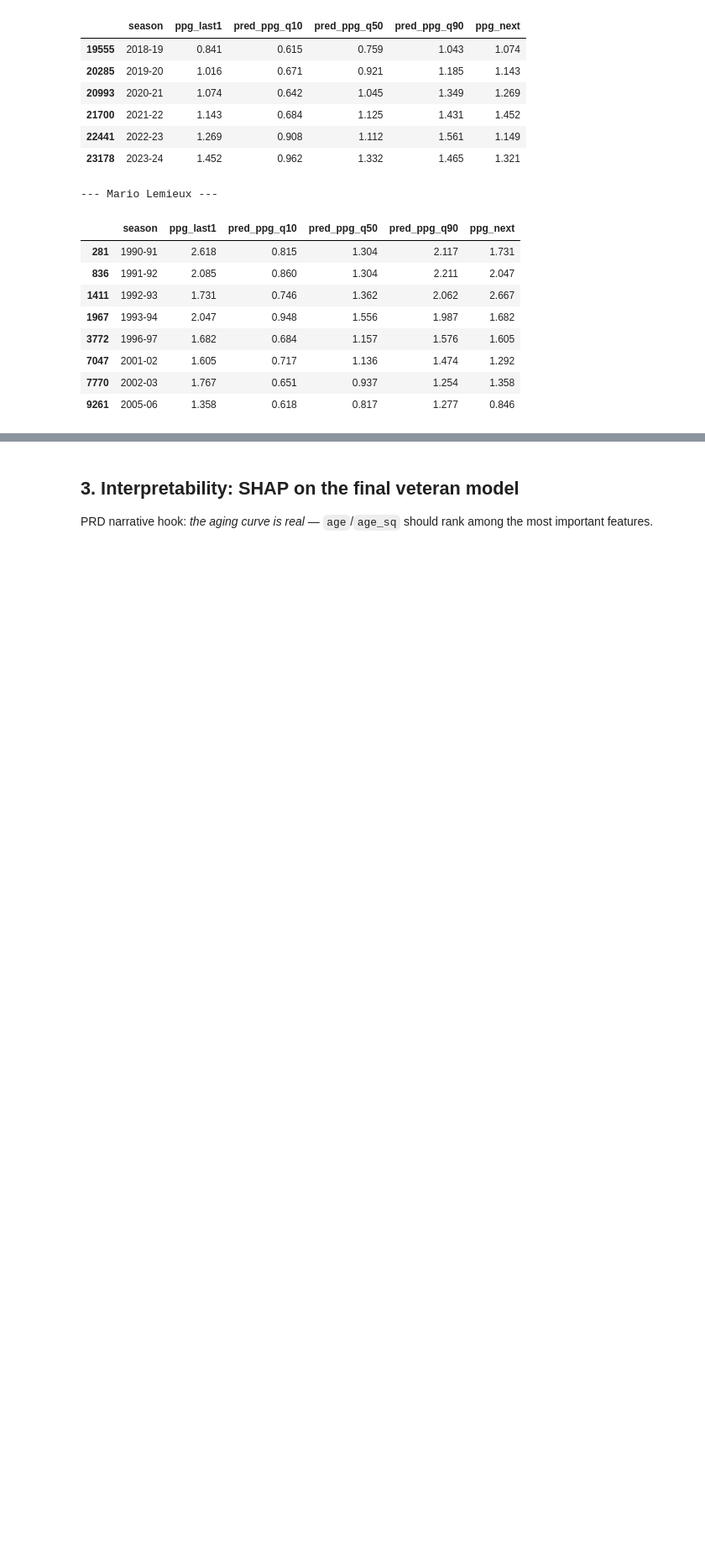
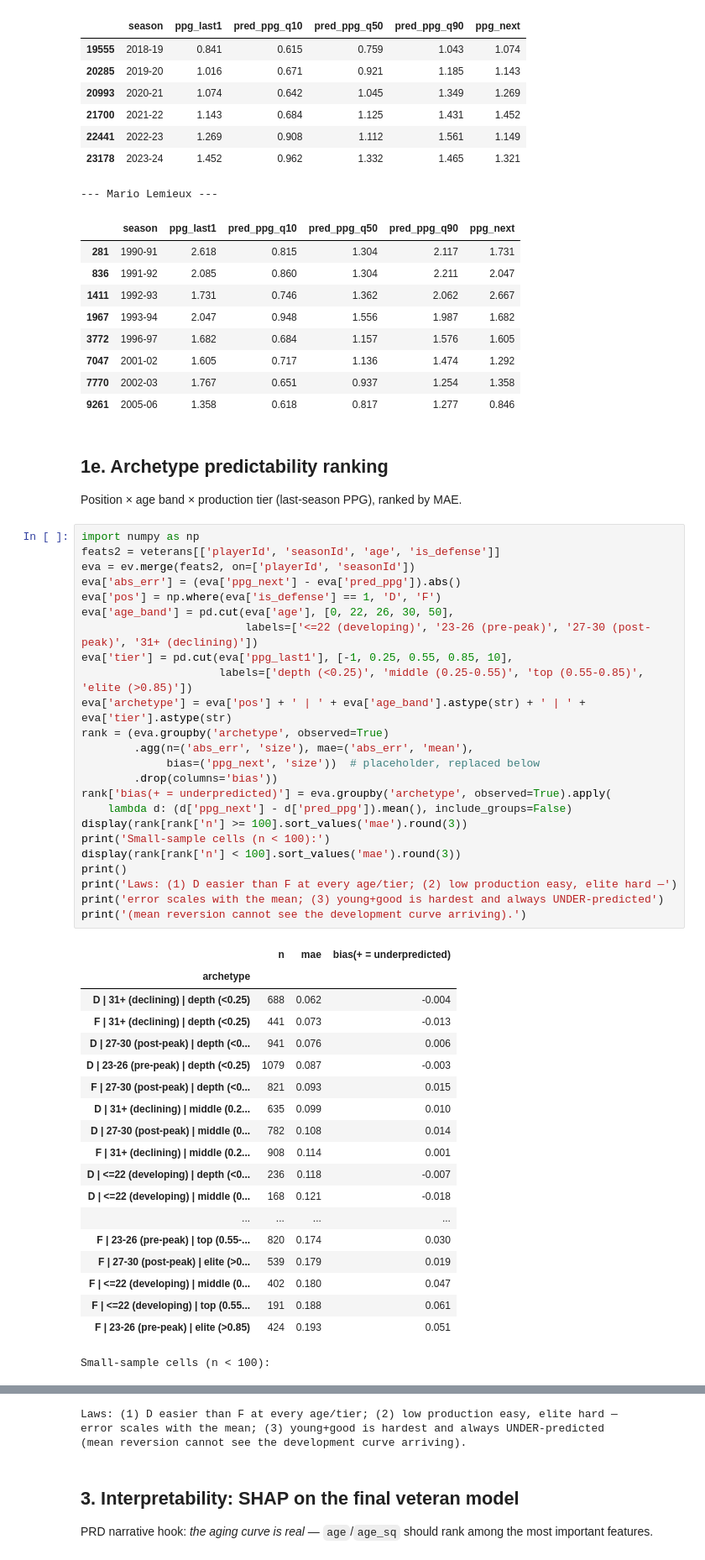
Before and after one commit to jverene/hockeypredictor, a Jupyter notebook: notebooks/eval.ipynb, the cells around one changed output, grey strips where cells are left out. Shown at 84% size. Saved outputs shown, nothing was run; the diff lists cells and outputs as text; blank space fills up the shorter version.

Commit message:
docs: archetype predictability ranking (position x age x tier) in writeup + notebook

```diff
--- a/notebooks/eval.ipynb
+++ b/notebooks/eval.ipynb
@@ -306,3 +306,51 @@ for name in ['Connor McDavid', 'Auston Matthews', 'Mario Lemieux']:
 | 7047 | 2001-02 | 1.605 | 0.717 | 1.136 | 1.474 | 1.292 |
 | 7770 | 2002-03 | 1.767 | 0.651 | 0.937 | 1.254 | 1.358 |
 | 9261 | 2005-06 | 1.358 | 0.618 | 0.817 | 1.277 | 0.846 |
+# %% [markdown]
+## 1e. Archetype predictability ranking
+
+Position × age band × production tier (last-season PPG), ranked by MAE.
+# %%
+import numpy as np
+feats2 = veterans[['playerId', 'seasonId', 'age', 'is_defense']]
+eva = ev.merge(feats2, on=['playerId', 'seasonId'])
+eva['abs_err'] = (eva['ppg_next'] - eva['pred_ppg']).abs()
+eva['pos'] = np.where(eva['is_defense'] == 1, 'D', 'F')
+eva['age_band'] = pd.cut(eva['age'], [0, 22, 26, 30, 50],
+                         labels=['<=22 (developing)', '23-26 (pre-peak)', '27-30 (post-peak)', '31+ (declining)'])
+eva['tier'] = pd.cut(eva['ppg_last1'], [-1, 0.25, 0.55, 0.85, 10],
+                     labels=['depth (<0.25)', 'middle (0.25-0.55)', 'top (0.55-0.85)', 'elite (>0.85)'])
+eva['archetype'] = eva['pos'] + ' | ' + eva['age_band'].astype(str) + ' | ' + eva['tier'].astype(str)
+rank = (eva.groupby('archetype', observed=True)
+        .agg(n=('abs_err', 'size'), mae=('abs_err', 'mean'),
+             bias=('ppg_next', 'size'))  # placeholder, replaced below
+        .drop(columns='bias'))
+rank['bias(+ = underpredicted)'] = eva.groupby('archetype', observed=True).apply(
+    lambda d: (d['ppg_next'] - d['pred_ppg']).mean(), include_groups=False)
+display(rank[rank['n'] >= 100].sort_values('mae').round(3))
+print('Small-sample cells (n < 100):')
+display(rank[rank['n'] < 100].sort_values('mae').round(3))
+print()
+print('Laws: (1) D easier than F at every age/tier; (2) low production easy, elite hard —')
+print('error scales with the mean; (3) young+good is hardest and always UNDER-predicted')
+print('(mean reversion cannot see the development curve arriving).')
+# %% [output]
+|  | n | mae | bias(+ = underpredicted) |
+| archetype |  |  |  |
+| D | 31+ (declining) | depth (<0.25) | 688 | 0.062 | -0.004 |
+| F | 31+ (declining) | depth (<0.25) | 441 | 0.073 | -0.013 |
+| D | 27-30 (post-peak) | depth (<0... | 941 | 0.076 | 0.006 |
+| D | 23-26 (pre-peak) | depth (<0.25) | 1079 | 0.087 | -0.003 |
+| F | 27-30 (post-peak) | depth (<0... | 821 | 0.093 | 0.015 |
+| D | 31+ (declining) | middle (0.2... | 635 | 0.099 | 0.010 |
+| D | 27-30 (post-peak) | middle (0... | 782 | 0.108 | 0.014 |
+| F | 31+ (declining) | middle (0.2... | 908 | 0.114 | 0.001 |
+| D | <=22 (developing) | depth (<0... | 236 | 0.118 | -0.007 |
+| D | <=22 (developing) | middle (0... | 168 | 0.121 | -0.018 |
+| ... | ... | ... | ... |
+| F | 23-26 (pre-peak) | top (0.55-... | 820 | 0.174 | 0.030 |
+| F | 27-30 (post-peak) | elite (>0... | 539 | 0.179 | 0.019 |
+| F | <=22 (developing) | middle (0... | 402 | 0.180 | 0.047 |
+| F | <=22 (developing) | top (0.55... | 191 | 0.188 | 0.061 |
+| F | 23-26 (pre-peak) | elite (>0.85) | 424 | 0.193 | 0.051 |
+Small-sample cells (n < 100):
@@ -309,3 +365,6 @@ for name in ['Connor McDavid', 'Auston Matthews', 'Mario Lemieux']:
+Laws: (1) D easier than F at every age/tier; (2) low production easy, elite hard —
+error scales with the mean; (3) young+good is hardest and always UNDER-predicted
+(mean reversion cannot see the development curve arriving).
 # %% [markdown]
 ## 3. Interpretability: SHAP on the final veteran model
 
```
Also changed, not shown: parts of 2 cells of this notebook, 1 other file.
